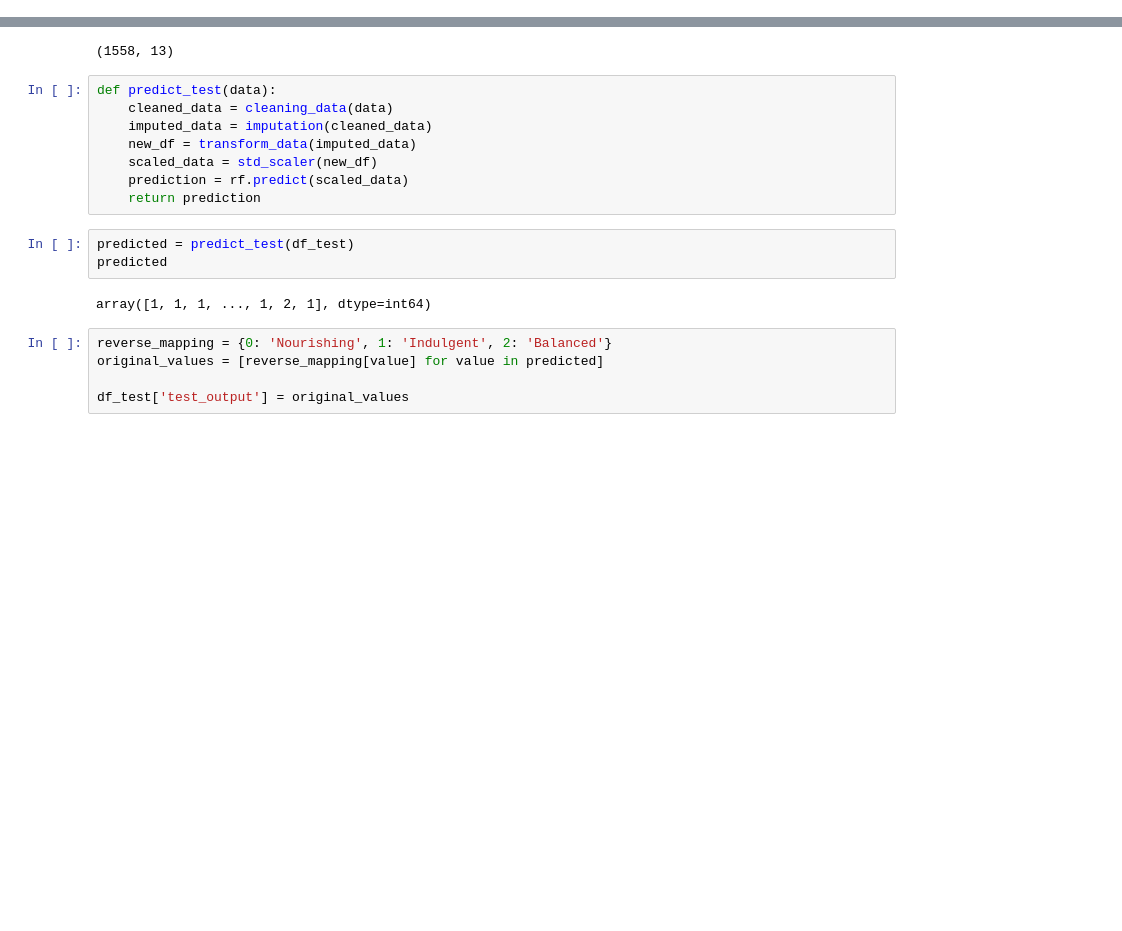
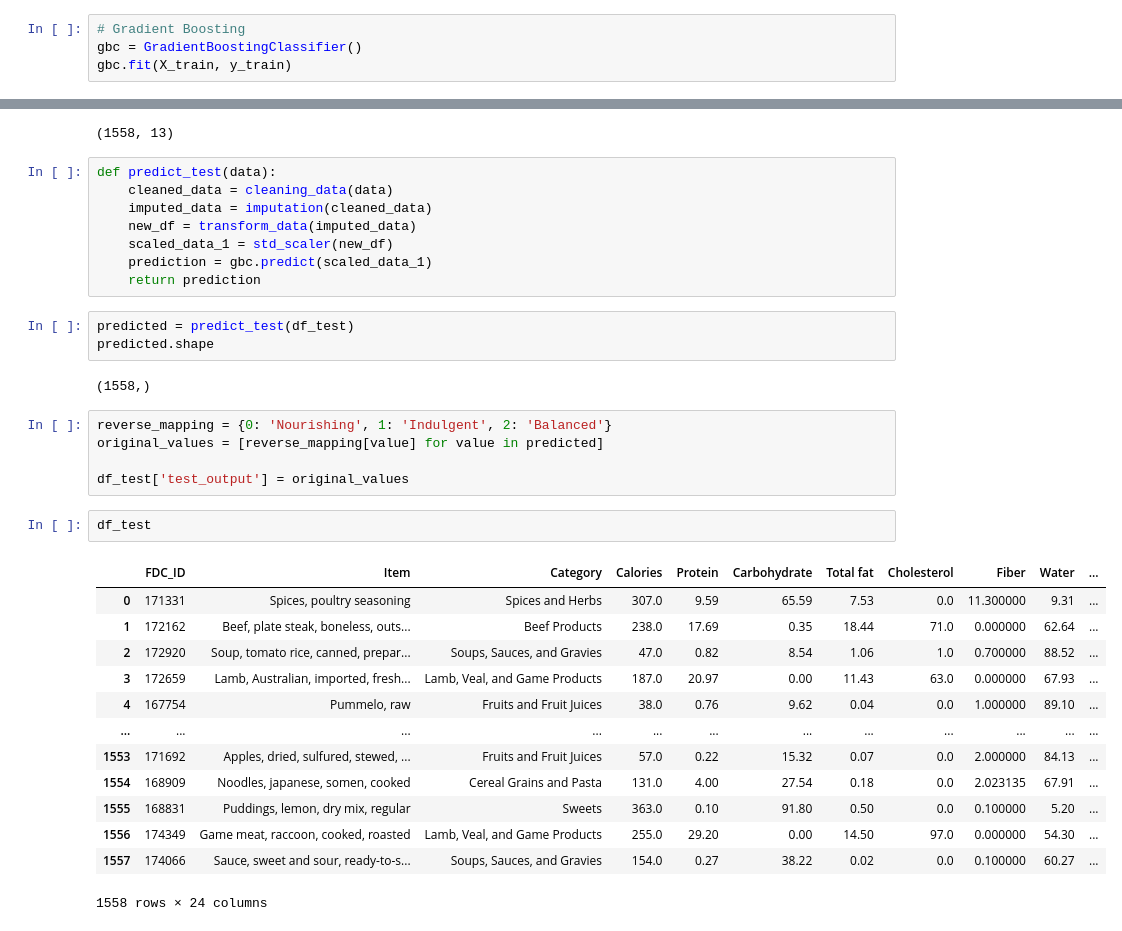
Before and after one commit to niranjankumarnk/Final_project_PredictiveModeling, a Jupyter notebook: Project work/Final project 2024.ipynb, the cells around one changed output, grey strips where cells are left out. Drawn from its saved outputs; the diff is of its cells as text; blank space fills up the shorter version.

```diff
--- a/Project work/Final project 2024.ipynb
+++ b/Project work/Final project 2024.ipynb
@@ -456,3 +481,7 @@ print(f" ROC AUC score:\n{roc_auc:.2f}")
 # %% [output]
  ROC AUC score:
 1.00
+# %%
+# Gradient Boosting
+gbc = GradientBoostingClassifier()
+gbc.fit(X_train, y_train)
@@ -480,19 +539,35 @@ def predict_test(data):
     cleaned_data = cleaning_data(data)
     imputed_data = imputation(cleaned_data)
     new_df = transform_data(imputed_data)
-    scaled_data = std_scaler(new_df)
-    prediction = rf.predict(scaled_data)
+    scaled_data_1 = std_scaler(new_df)
+    prediction = gbc.predict(scaled_data_1)
     return prediction
 # %%
 predicted = predict_test(df_test)
-predicted
+predicted.shape
 # %% [output]
-array([1, 1, 1, ..., 1, 2, 1], dtype=int64)
+(1558,)
 # %%
 reverse_mapping = {0: 'Nourishing', 1: 'Indulgent', 2: 'Balanced'}
 original_values = [reverse_mapping[value] for value in predicted]
 
 df_test['test_output'] = original_values
+# %%
+df_test
+# %% [output]
+|  | FDC_ID | Item | Category | Calories | Protein | Carbohydrate | Total fat | Cholesterol | Fiber | Water | ... |
+| 0 | 171331 | Spices, poultry seasoning | Spices and Herbs | 307.0 | 9.59 | 65.59 | 7.53 | 0.0 | 11.300000 | 9.31 | ... |
+| 1 | 172162 | Beef, plate steak, boneless, outs... | Beef Products | 238.0 | 17.69 | 0.35 | 18.44 | 71.0 | 0.000000 | 62.64 | ... |
+| 2 | 172920 | Soup, tomato rice, canned, prepar... | Soups, Sauces, and Gravies | 47.0 | 0.82 | 8.54 | 1.06 | 1.0 | 0.700000 | 88.52 | ... |
+| 3 | 172659 | Lamb, Australian, imported, fresh... | Lamb, Veal, and Game Products | 187.0 | 20.97 | 0.00 | 11.43 | 63.0 | 0.000000 | 67.93 | ... |
+| 4 | 167754 | Pummelo, raw | Fruits and Fruit Juices | 38.0 | 0.76 | 9.62 | 0.04 | 0.0 | 1.000000 | 89.10 | ... |
+| ... | ... | ... | ... | ... | ... | ... | ... | ... | ... | ... | ... |
+| 1553 | 171692 | Apples, dried, sulfured, stewed, ... | Fruits and Fruit Juices | 57.0 | 0.22 | 15.32 | 0.07 | 0.0 | 2.000000 | 84.13 | ... |
+| 1554 | 168909 | Noodles, japanese, somen, cooked | Cereal Grains and Pasta | 131.0 | 4.00 | 27.54 | 0.18 | 0.0 | 2.023135 | 67.91 | ... |
+| 1555 | 168831 | Puddings, lemon, dry mix, regular | Sweets | 363.0 | 0.10 | 91.80 | 0.50 | 0.0 | 0.100000 | 5.20 | ... |
+| 1556 | 174349 | Game meat, raccoon, cooked, roasted | Lamb, Veal, and Game Products | 255.0 | 29.20 | 0.00 | 14.50 | 97.0 | 0.000000 | 54.30 | ... |
+| 1557 | 174066 | Sauce, sweet and sour, ready-to-s... | Soups, Sauces, and Gravies | 154.0 | 0.27 | 38.22 | 0.02 | 0.0 | 0.100000 | 60.27 | ... |
+1558 rows × 24 columns
 # %%
 from sklearn.metrics import accuracy_score, precision_score, recall_score, f1_score
 y_true = df['Health Category'].map({'Nourishing': 0, 'Indulgent': 1, 'Balanced':2})
```
Also changed, not shown: parts of 23 cells of this notebook.
